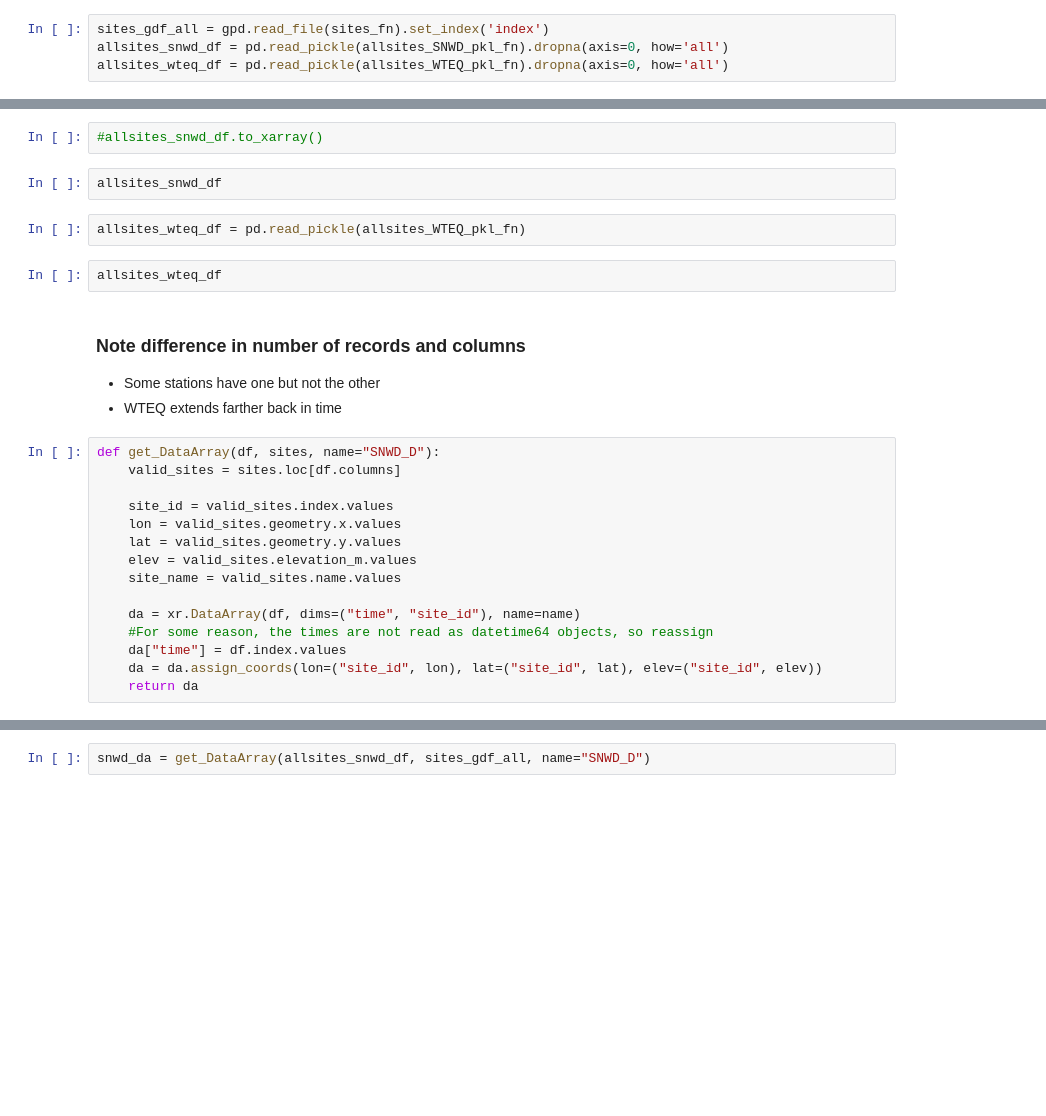
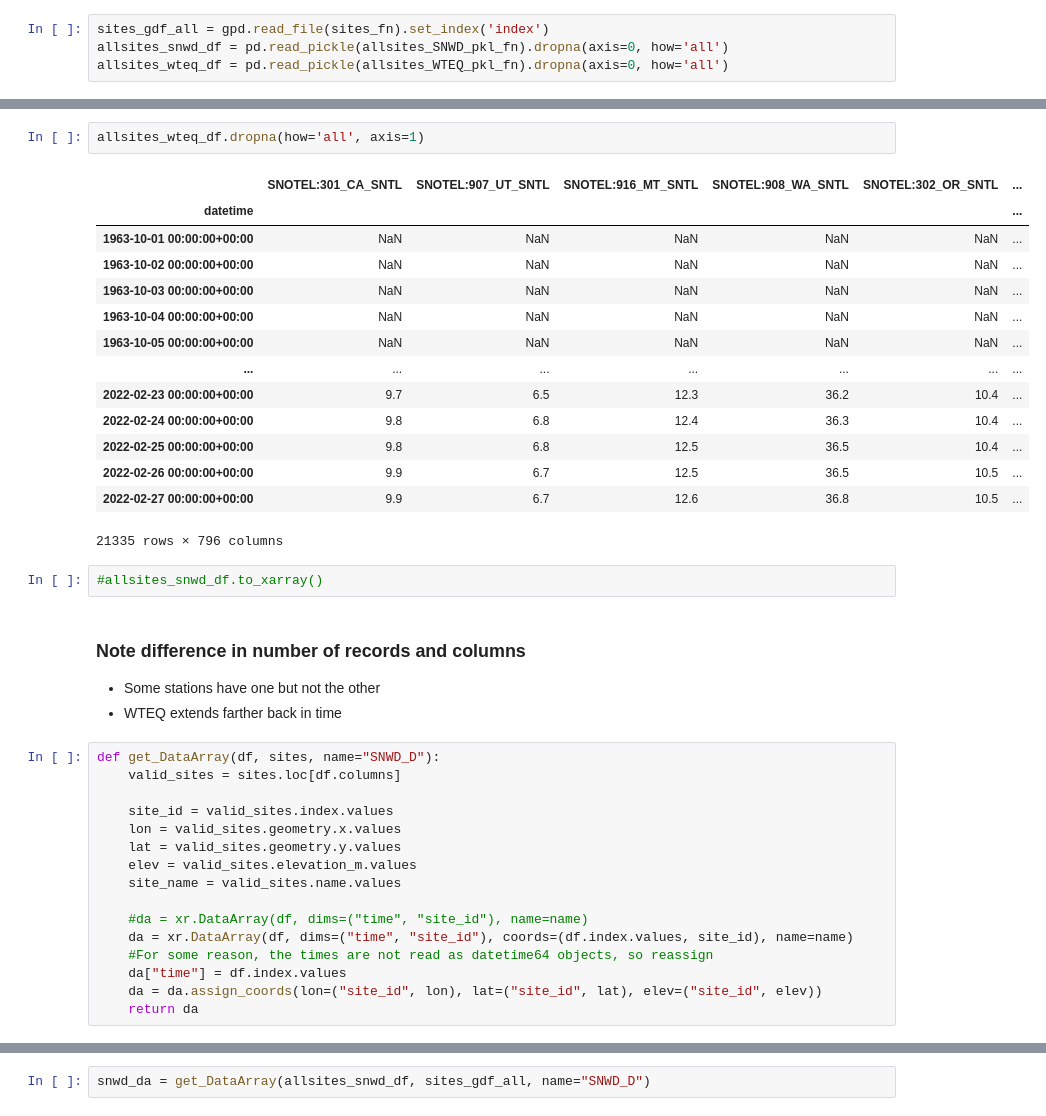
Before and after one commit to UW-GDA/jupyterbook, a Jupyter notebook: book/modules/09_NDarrays_xarray_ERA5/09_NDarrays_xarray_ERA5_demo.ipynb, the cells around one changed output, grey strips where cells are left out. Saved outputs shown, nothing was run; the diff lists cells and outputs as text; blank space fills up the shorter version.

```diff
--- a/book/modules/09_NDarrays_xarray_ERA5/09_NDarrays_xarray_ERA5_demo.ipynb
+++ b/book/modules/09_NDarrays_xarray_ERA5/09_NDarrays_xarray_ERA5_demo.ipynb
@@ -148,11 +256,22 @@ allsites_wteq_df = pd.read_pickle(allsites_WTEQ_pkl_fn).dropna(axis=0, how='all'
+# %%
+allsites_wteq_df.dropna(how='all', axis=1)
+# %% [output]
+|  | SNOTEL:301_CA_SNTL | SNOTEL:907_UT_SNTL | SNOTEL:916_MT_SNTL | SNOTEL:908_WA_SNTL | SNOTEL:302_OR_SNTL | ... |
+| datetime |  |  |  |  |  | ... |
+| 1963-10-01 00:00:00+00:00 | NaN | NaN | NaN | NaN | NaN | ... |
+| 1963-10-02 00:00:00+00:00 | NaN | NaN | NaN | NaN | NaN | ... |
+| 1963-10-03 00:00:00+00:00 | NaN | NaN | NaN | NaN | NaN | ... |
+| 1963-10-04 00:00:00+00:00 | NaN | NaN | NaN | NaN | NaN | ... |
+| 1963-10-05 00:00:00+00:00 | NaN | NaN | NaN | NaN | NaN | ... |
+| ... | ... | ... | ... | ... | ... | ... |
+| 2022-02-23 00:00:00+00:00 | 9.7 | 6.5 | 12.3 | 36.2 | 10.4 | ... |
+| 2022-02-24 00:00:00+00:00 | 9.8 | 6.8 | 12.4 | 36.3 | 10.4 | ... |
+| 2022-02-25 00:00:00+00:00 | 9.8 | 6.8 | 12.5 | 36.5 | 10.4 | ... |
+| 2022-02-26 00:00:00+00:00 | 9.9 | 6.7 | 12.5 | 36.5 | 10.5 | ... |
+| 2022-02-27 00:00:00+00:00 | 9.9 | 6.7 | 12.6 | 36.8 | 10.5 | ... |
+21335 rows × 796 columns
 # %%
 #allsites_snwd_df.to_xarray()
-# %%
-allsites_snwd_df
-# %%
-allsites_wteq_df = pd.read_pickle(allsites_WTEQ_pkl_fn)
-# %%
-allsites_wteq_df
 # %% [markdown]
 ###  Note difference in number of records and columns
 * Some stations have one but not the other
@@ -167,7 +286,8 @@ def get_DataArray(df, sites, name="SNWD_D"):
     elev = valid_sites.elevation_m.values
     site_name = valid_sites.name.values
 
-    da = xr.DataArray(df, dims=("time", "site_id"), name=name)
+    #da = xr.DataArray(df, dims=("time", "site_id"), name=name)
+    da = xr.DataArray(df, dims=("time", "site_id"), coords=(df.index.values, site_id), name=name)
     #For some reason, the times are not read as datetime64 objects, so reassign
     da["time"] = df.index.values
     da = da.assign_coords(lon=("site_id", lon), lat=("site_id", lat), elev=("site_id", elev))
```
Also changed, not shown: parts of 34 cells of this notebook, 4 other files.
